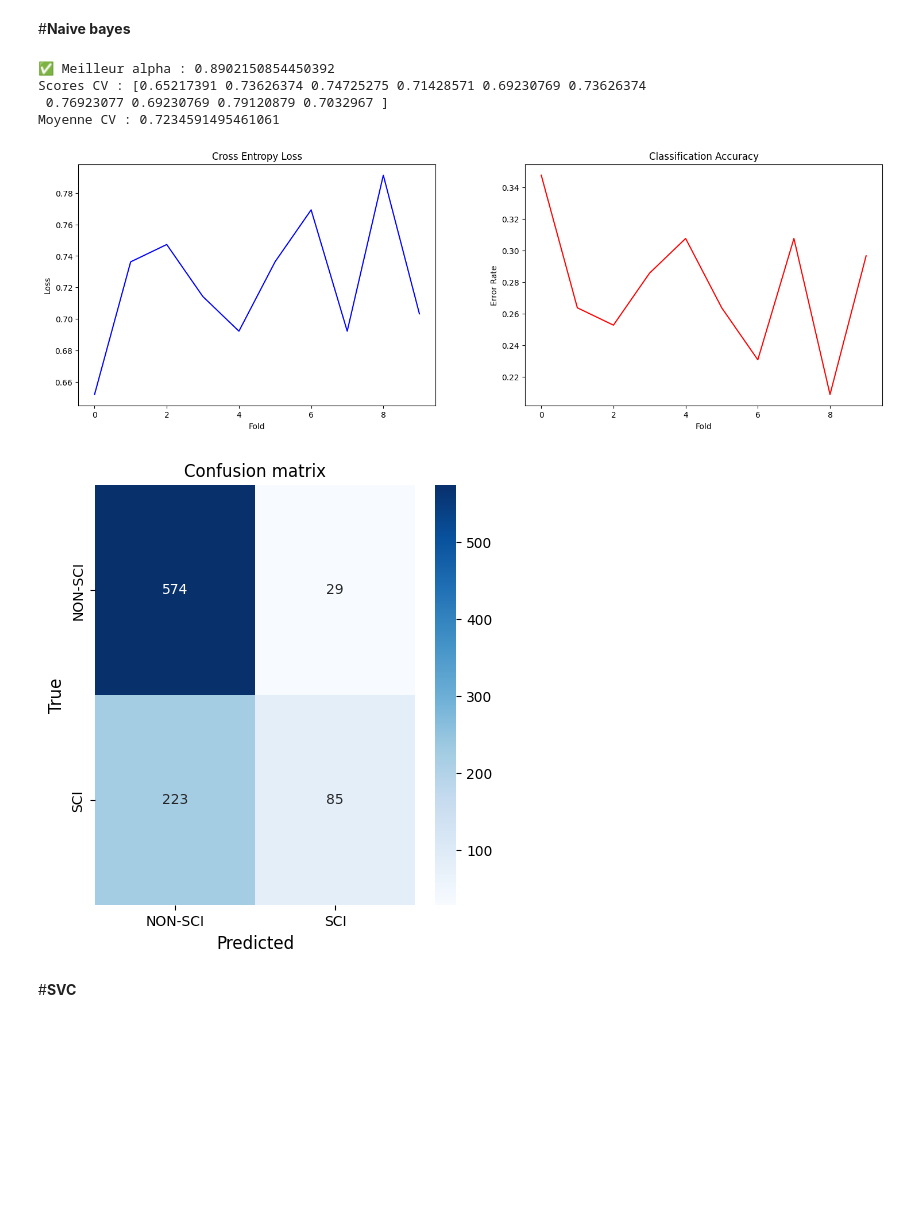
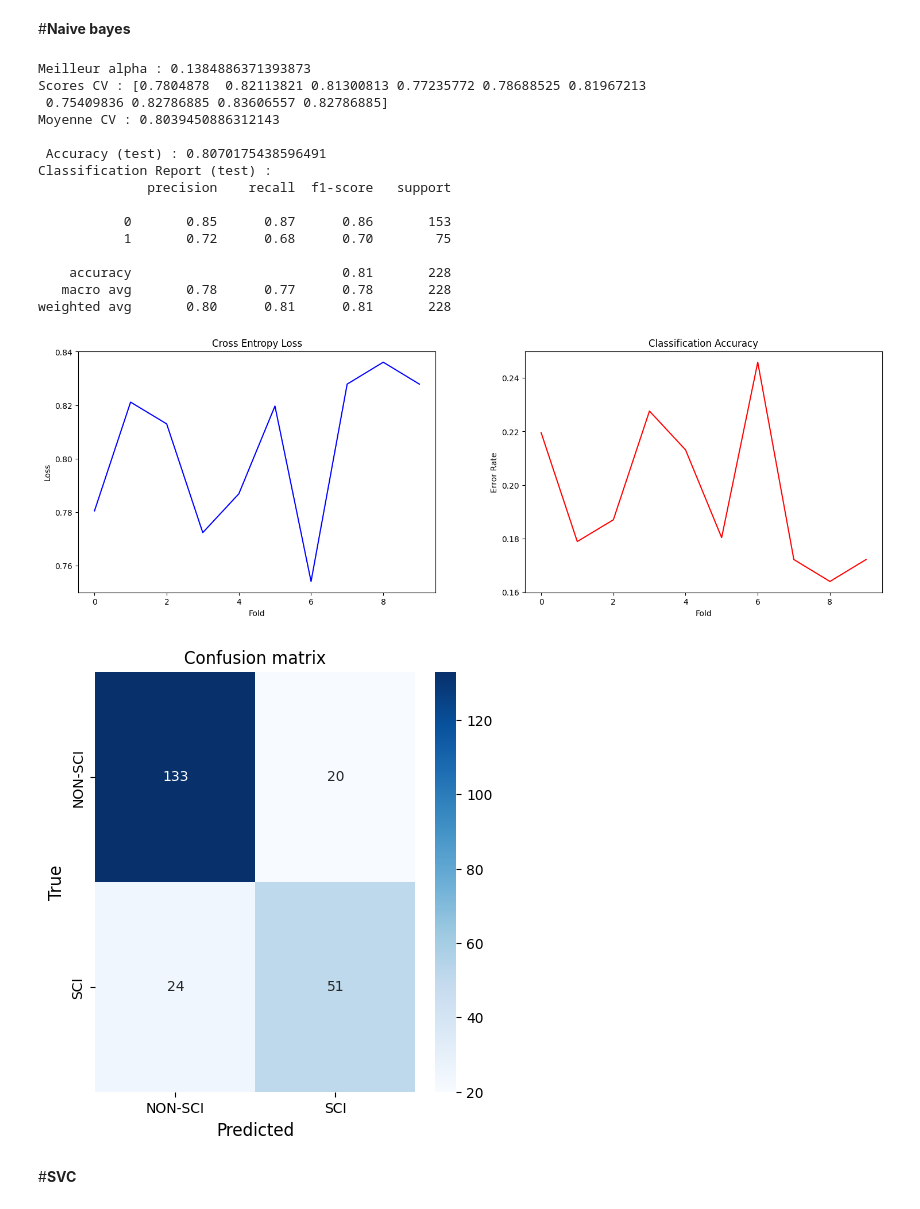
Before and after one commit to Akkuun/M1_IMAGINE_ML_Project, a Jupyter notebook: ML_Project_Group_8.ipynb, the cells around one changed output. Cells and saved outputs as stored; diff of their text form; code cells hidden in the pictures; blank space fills up the shorter version.

```diff
--- a/ML_Project_Group_8.ipynb
+++ b/ML_Project_Group_8.ipynb
@@ -1253,57 +1167,94 @@ weighted avg       0.82      0.82      0.82       228
 from sklearn.naive_bayes import MultinomialNB
 from sklearn.model_selection import cross_val_predict, cross_val_score, KFold, RandomizedSearchCV
 from sklearn.metrics import confusion_matrix, classification_report
+from sklearn.utils import resample
 import numpy as np
+import pandas as pd
 
-# Initialisation du classifieur
+
+X_train_df = pd.DataFrame(X_train.toarray())
+X_train_df['label'] = y_train.values
+
+# Séparer les classes
+df_majority = X_train_df[X_train_df['label'] == 0]
+df_minority = X_train_df[X_train_df['label'] == 1]
+
+# Upsample la minoritaire
+df_minority_upsampled = resample(
+    df_minority,
+    replace=True,
+    n_samples=len(df_majority),
+    random_state=42
+)
+
+# Concaténer
+df_upsampled = pd.concat([df_majority, df_minority_upsampled])
+
+# Séparer features / labels
+X_train_balanced = df_upsampled.drop('label', axis=1).values
+y_train_balanced = df_upsampled['label'].values
+
+
 naive_bayes_classifier = MultinomialNB()
 
-# Distribution des hyperparamètres à tester (alpha positif, log-échelle)
 param_distributions = {
-    'alpha': np.logspace(-3, 1, 100)  # de 0.001 à 10, 100 valeurs
+    'alpha': np.logspace(-3, 1, 100)
 }
 
-# Recherche aléatoire
 random_search = RandomizedSearchCV(
     estimator=naive_bayes_classifier,
     param_distributions=param_distributions,
     n_iter=20,
     cv=KFold(n_splits=10, shuffle=True, random_state=42),
     scoring='accuracy',
     random_state=42,
     n_jobs=-1
 )
 
-# Apprentissage
-random_search.fit(X_train, y_train)
+# Apprentissage sur données équilibrées
+random_search.fit(X_train_balanced, y_train_balanced)
 
-# Meilleur modèle trouvé
 best_naive_bayes_classifier = random_search.best_estimator_
 
-# Résultats
-print("✅ Meilleur alpha :", random_search.best_params_['alpha'])
+print("Meilleur alpha :", random_search.best_params_['alpha'])
 
-# Validation croisée
-naive_scores = cross_val_score(best_naive_bayes_classifier, X_train, y_train, cv=10)
+
+naive_scores = cross_val_score(best_naive_bayes_classifier, X_train_balanced, y_train_balanced, cv=10)
 print("Scores CV :", naive_scores)
 print("Moyenne CV :", naive_scores.mean())
 
-# Prédictions cross-validées
-y_pred_cv = cross_val_predict(best_naive_bayes_classifier, X_train, y_train, cv=10)
+
+y_pred_test = best_naive_bayes_classifier.predict(X_test)
+
+# Rapports
+print("\n Accuracy (test) :", accuracy_score(y_test, y_pred_test))
+print("Classification Report (test) :")
+print(classification_report(y_test, y_pred_test))
 
 # Matrice de confusion
-conf_matrix = confusion_matrix(y_train, y_pred_cv)
+conf_matrix = confusion_matrix(y_test, y_pred_test)
 
-# Affichage des courbes
+# Visualisation
 plot_curves(naive_scores)
 plot_curves_confusion(conf_matrix, ['NON-SCI', 'SCI'])
 # %% [output]
-✅ Meilleur alpha : 0.8902150854450392
-Scores CV : [0.65217391 0.73626374 0.74725275 0.71428571 0.69230769 0.73626374
- 0.76923077 0.69230769 0.79120879 0.7032967 ]
-Moyenne CV : 0.7234591495461061
+Meilleur alpha : 0.1384886371393873
+Scores CV : [0.7804878  0.82113821 0.81300813 0.77235772 0.78688525 0.81967213
+ 0.75409836 0.82786885 0.83606557 0.82786885]
+Moyenne CV : 0.8039450886312143
+
+ Accuracy (test) : 0.8070175438596491
+Classification Report (test) :
+              precision    recall  f1-score   support
+
+           0       0.85      0.87      0.86       153
+           1       0.72      0.68      0.70        75
+
+    accuracy                           0.81       228
+   macro avg       0.78      0.77      0.78       228
+weighted avg       0.80      0.81      0.81       228
-[figure, old version]
+[figure, new version]
-[figure, old version]
+[figure, new version]
 # %% [markdown]
 #**SVC**
 # %%
```
Also changed, not shown: parts of 24 cells of this notebook.
